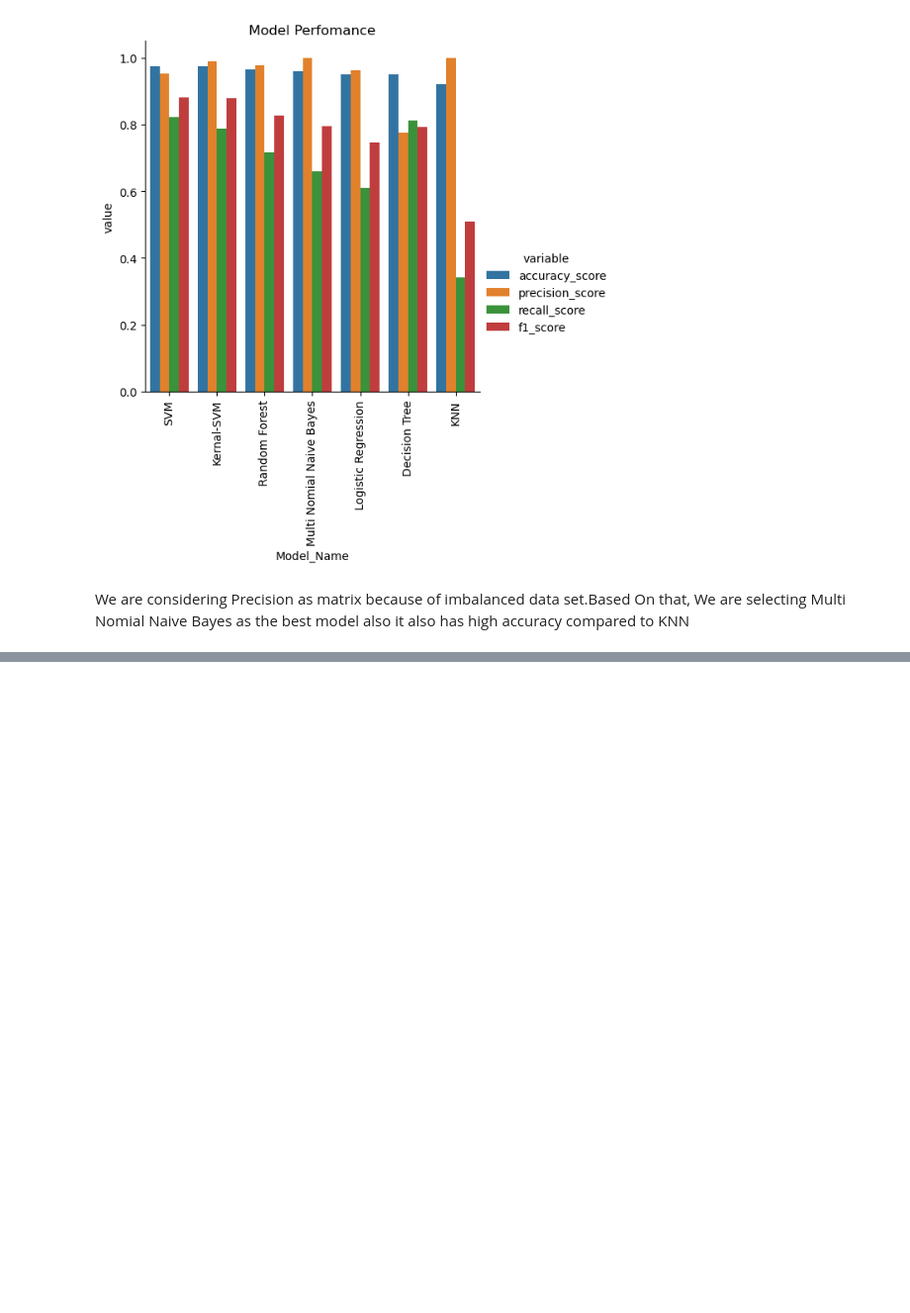
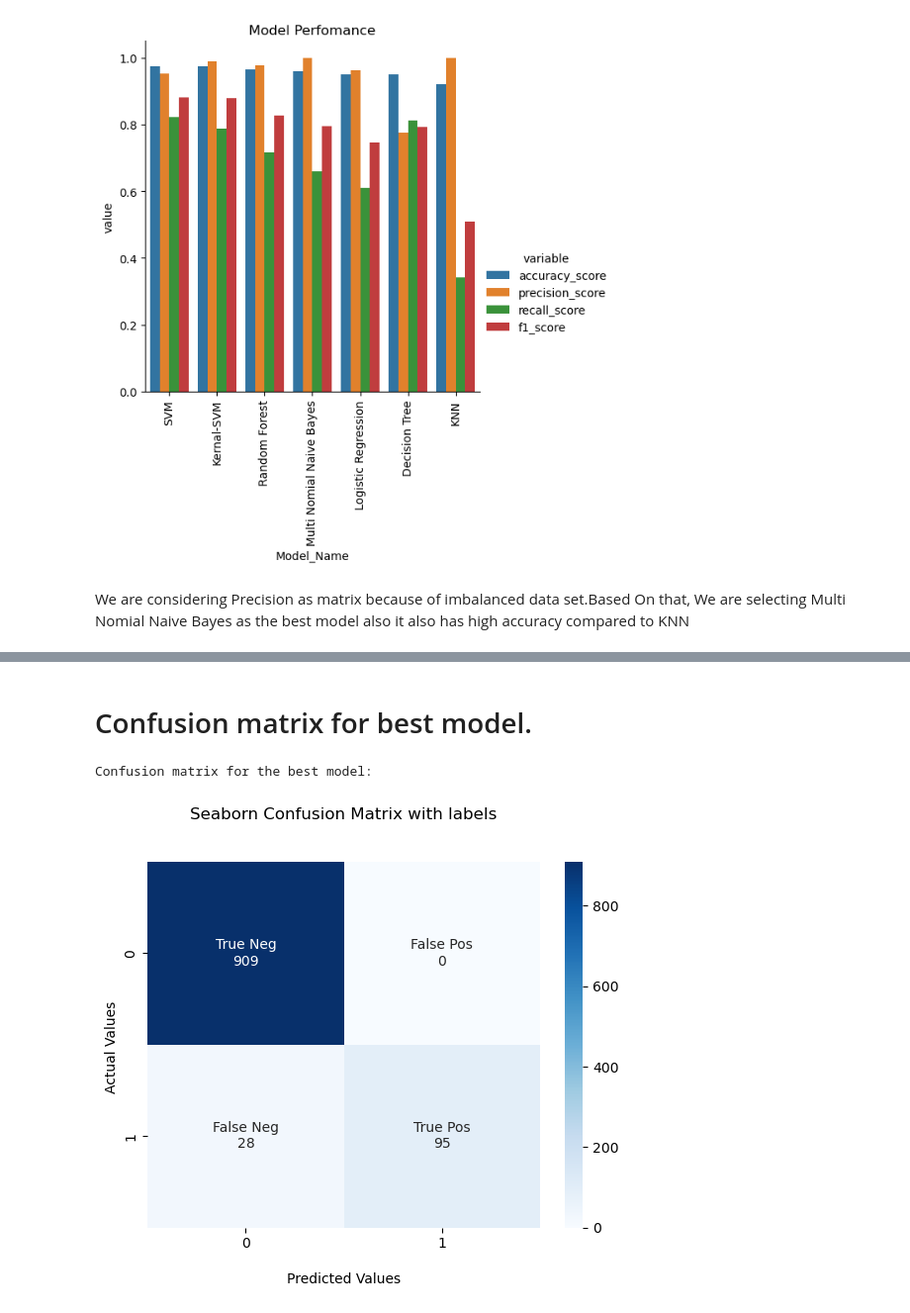
Before and after one commit to Muhliscm/spam_classifer, a Jupyter notebook: 01_Model_building.ipynb, the cells around one changed output, grey strips where cells are left out. Shown: that part at 99% size. Saved outputs shown, nothing was run; the diff lists cells and outputs as text; code cells hidden in the pictures; blank space fills up the shorter version.

Commit message:
new pipeline commiting

```diff
--- a/Model_building.ipynb
+++ b/01_Model_building.ipynb
@@ -715,0 +759,5 @@ We are considering Precision as matrix because of imbalanced data set.Based On t
+# %%
+X_train, X_test, y_train, y_test = train_test_split(
+    X, y, test_size=0.2, random_state=42)
+# %%
+pipeline.fit(X_train, y_train)
@@ -715,0 +768,18 @@ We are considering Precision as matrix because of imbalanced data set.Based On t
+# %%
+from sklearn.model_selection import GridSearchCV
+# Creating parameter dictionary for hyperparameter tuning
+
+param_grid = {
+    'tfidf__max_features': [1000, 2000, 3000],
+    'tfidf__ngram_range': [(1, 1), (1, 2)],
+    'nb__alpha': [0.1, 0.5, 1.0]
+}
+# Performing cross validation and hyperparameter tuning
+grid_search = GridSearchCV(estimator=pipeline,
+                           param_grid=param_grid,
+                           scoring='precision',
+                           cv=10,
+                           n_jobs=-1)
+
+# Fitting the model on the train dataset
+grid_search.fit(X_train, y_train)
@@ -715,0 +795,4 @@ We are considering Precision as matrix because of imbalanced data set.Based On t
+# %%
+# Making prediction on our train and test dataset
+nb_grid_pred_train = grid_search.predict(X_train)
+nb_grid_pred_test = grid_search.predict(X_test)
@@ -715,0 +853,9 @@ We are considering Precision as matrix because of imbalanced data set.Based On t
+# %% [markdown]
+# Confusion matrix for best model.
+# %%
+# Confusion matrix for the best model:LinearSVC Grid Model
+print("Confusion matrix for the best model:")
+Improved_cf_multiclass(confusion_matrix(y_test, nb_grid_pred_test))
+# %% [output]
+Confusion matrix for the best model:
+[figure, added]
```
Also changed, not shown: parts of 19 cells of this notebook, 4 other files.
